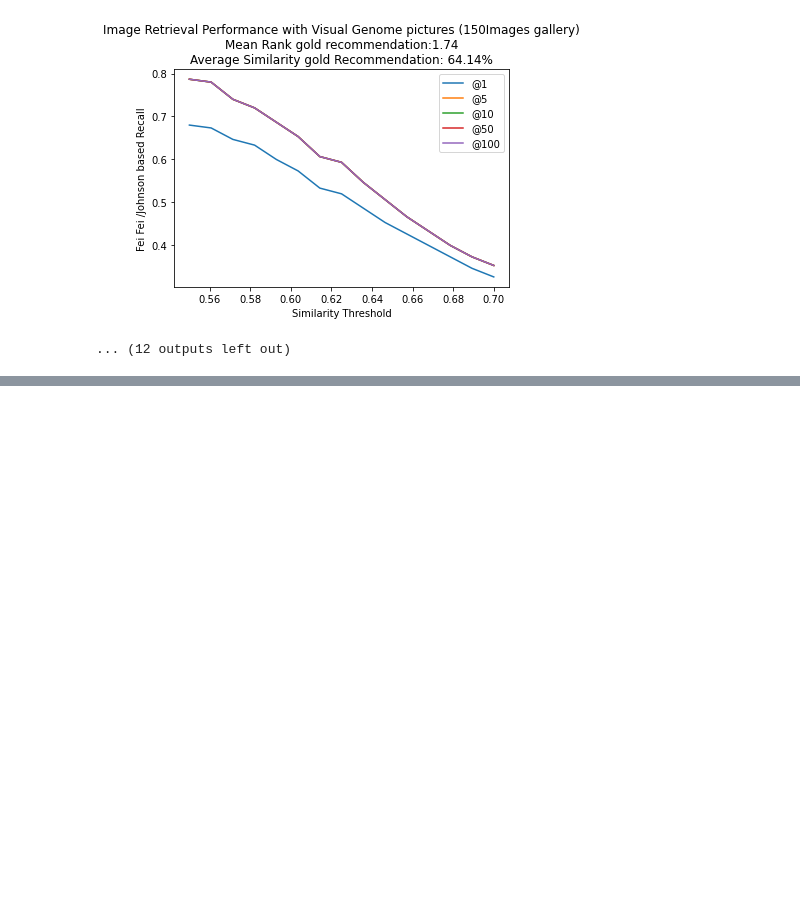
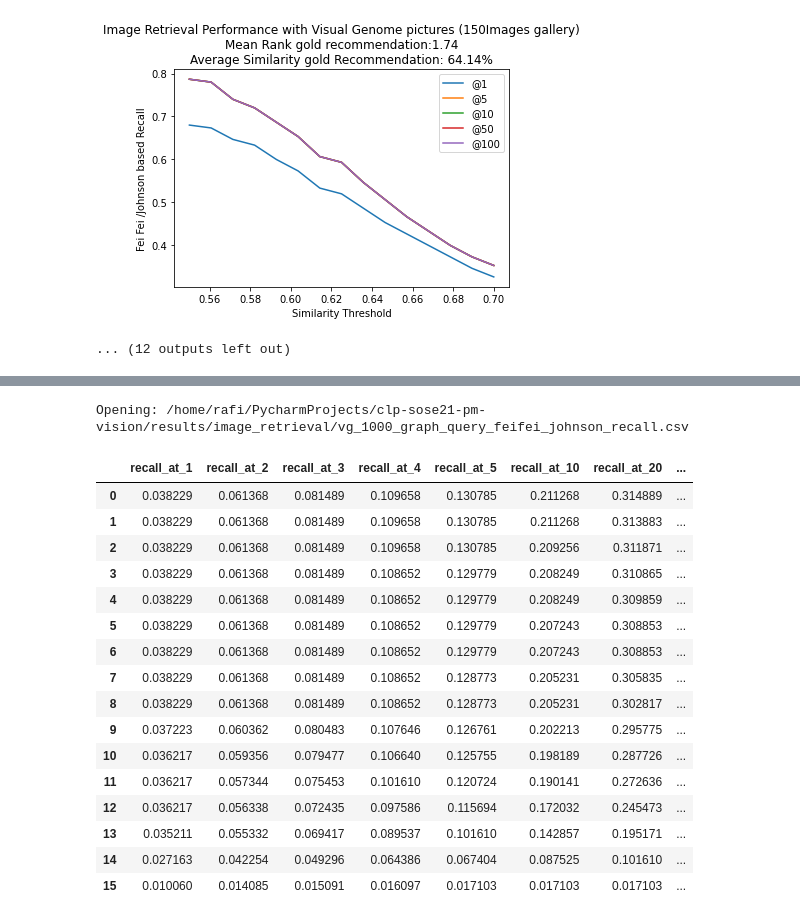
Before and after one commit to compling-potsdam/clp-sose21-pm-vision, a Jupyter notebook: avatar_sgg/notebooks/plot_metrics.ipynb, the cells around one changed output, grey strips where cells are left out. Saved outputs shown, nothing was run; the diff lists cells and outputs as text; code cells hidden in the pictures; blank space fills up the shorter version.

```diff
--- a/avatar_sgg/notebooks/plot_metrics.ipynb
+++ b/avatar_sgg/notebooks/plot_metrics.ipynb
@@ -133,0 +202,24 @@ Opening: /home/rafi/PycharmProjects/clp-sose21-pm-vision/results/image_retrieval
+# %%
+q = vg_graph_query(1000)
+file_name = eval_name(q, fei_fei_recall)
+df = read_frame(file_name)
+df
+# %% [output]
+Opening: /home/rafi/PycharmProjects/clp-sose21-pm-vision/results/image_retrieval/vg_1000_graph_query_feifei_johnson_recall.csv
+|  | recall_at_1 | recall_at_2 | recall_at_3 | recall_at_4 | recall_at_5 | recall_at_10 | recall_at_20 | ... |
+| 0 | 0.038229 | 0.061368 | 0.081489 | 0.109658 | 0.130785 | 0.211268 | 0.314889 | ... |
+| 1 | 0.038229 | 0.061368 | 0.081489 | 0.109658 | 0.130785 | 0.211268 | 0.313883 | ... |
+| 2 | 0.038229 | 0.061368 | 0.081489 | 0.109658 | 0.130785 | 0.209256 | 0.311871 | ... |
+| 3 | 0.038229 | 0.061368 | 0.081489 | 0.108652 | 0.129779 | 0.208249 | 0.310865 | ... |
+| 4 | 0.038229 | 0.061368 | 0.081489 | 0.108652 | 0.129779 | 0.208249 | 0.309859 | ... |
+| 5 | 0.038229 | 0.061368 | 0.081489 | 0.108652 | 0.129779 | 0.207243 | 0.308853 | ... |
+| 6 | 0.038229 | 0.061368 | 0.081489 | 0.108652 | 0.129779 | 0.207243 | 0.308853 | ... |
+| 7 | 0.038229 | 0.061368 | 0.081489 | 0.108652 | 0.128773 | 0.205231 | 0.305835 | ... |
+| 8 | 0.038229 | 0.061368 | 0.081489 | 0.108652 | 0.128773 | 0.205231 | 0.302817 | ... |
+| 9 | 0.037223 | 0.060362 | 0.080483 | 0.107646 | 0.126761 | 0.202213 | 0.295775 | ... |
+| 10 | 0.036217 | 0.059356 | 0.079477 | 0.106640 | 0.125755 | 0.198189 | 0.287726 | ... |
+| 11 | 0.036217 | 0.057344 | 0.075453 | 0.101610 | 0.120724 | 0.190141 | 0.272636 | ... |
+| 12 | 0.036217 | 0.056338 | 0.072435 | 0.097586 | 0.115694 | 0.172032 | 0.245473 | ... |
+| 13 | 0.035211 | 0.055332 | 0.069417 | 0.089537 | 0.101610 | 0.142857 | 0.195171 | ... |
+| 14 | 0.027163 | 0.042254 | 0.049296 | 0.064386 | 0.067404 | 0.087525 | 0.101610 | ... |
+| 15 | 0.010060 | 0.014085 | 0.015091 | 0.016097 | 0.017103 | 0.017103 | 0.017103 | ... |
```
Also changed, not shown: parts of 8 cells of this notebook.
